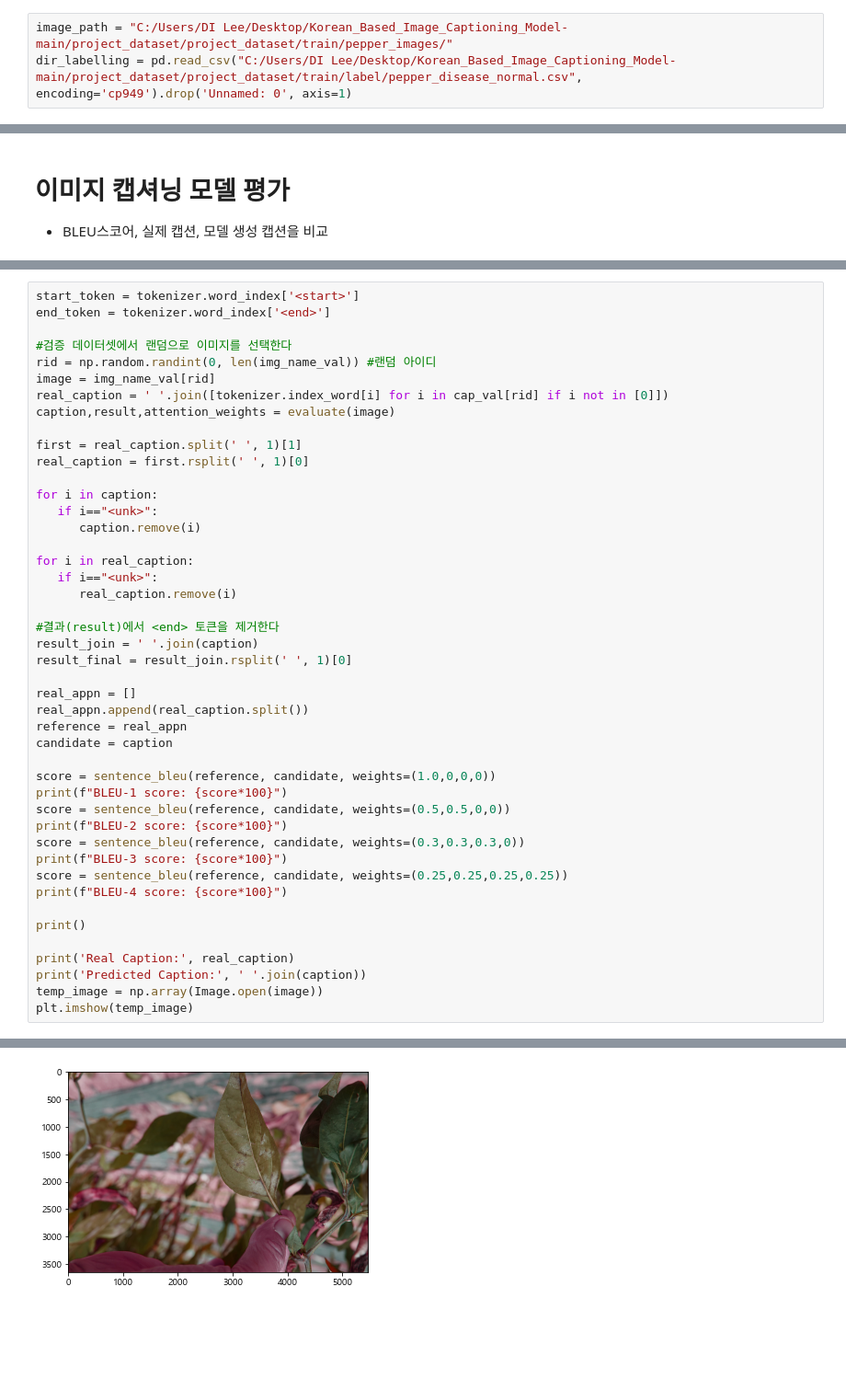
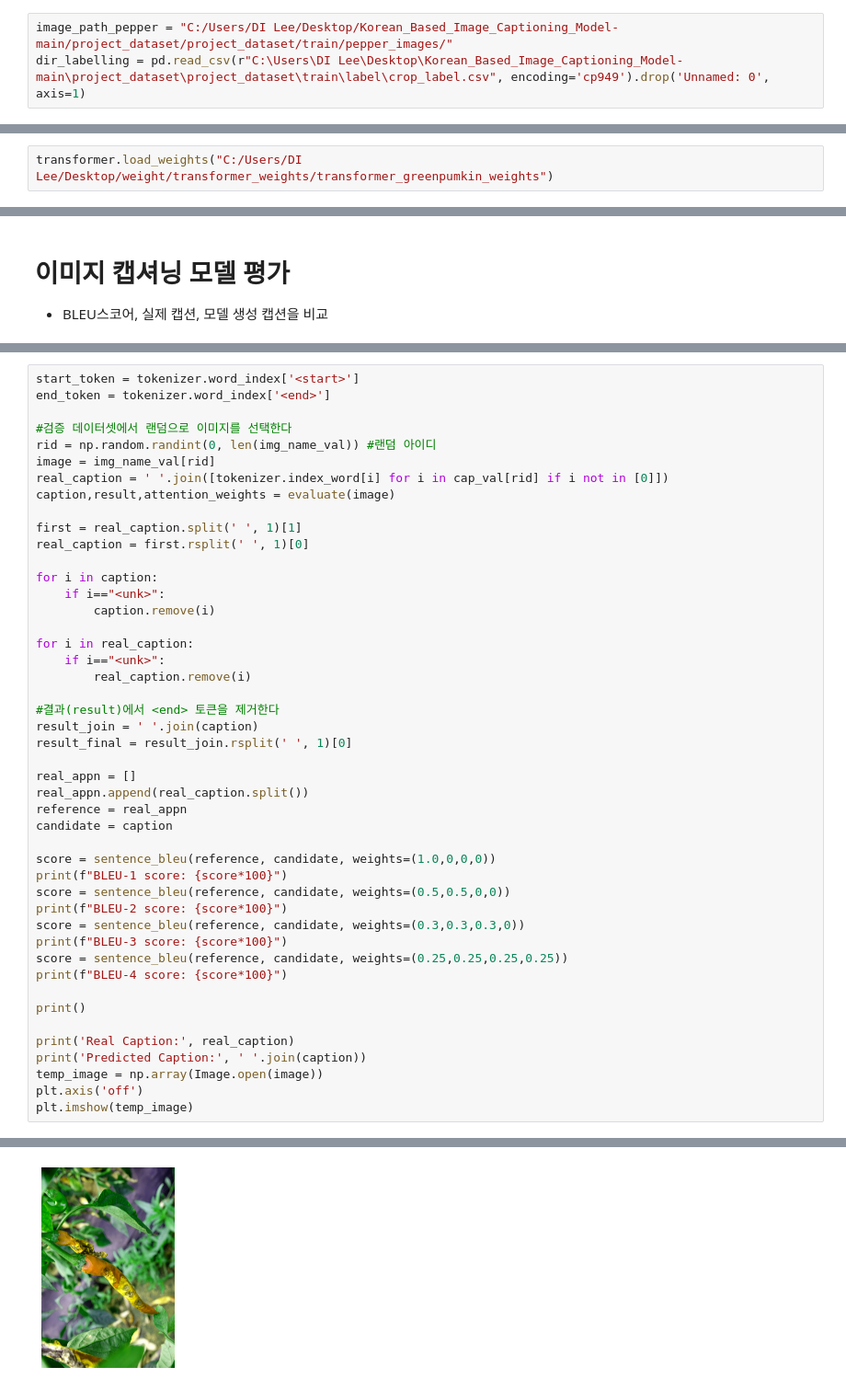
Before and after one commit to DI-LEE/crop-disease-diagnosis-service, a Jupyter notebook: image-captioning/image_captioning_InceptionV3_Transformer.ipynb, the cells around one changed output, grey strips where cells are left out. Shown at 92% size. Cells and saved outputs as stored; diff of their text form; blank space fills up the shorter version.

Commit message:
update crop_caption_label

```diff
--- a/image-captioning/image_captioning_InceptionV3_Transformer.ipynb
+++ b/image-captioning/image_captioning_InceptionV3_Transformer.ipynb
@@ -43,6 +45,6 @@ plt.rc('font', family='Malgun Gothic')
 # %%
-image_path = "C:/Users/DI Lee/Desktop/Korean_Based_Image_Captioning_Model-main/project_dataset/project_dataset/train/pepper_images/"
-dir_labelling = pd.read_csv("C:/Users/DI Lee/Desktop/Korean_Based_Image_Captioning_Model-main/project_dataset/project_dataset/train/label/pepper_disease_normal.csv", encoding='cp949').drop('Unnamed: 0', axis=1)
+image_path_pepper = "C:/Users/DI Lee/Desktop/Korean_Based_Image_Captioning_Model-main/project_dataset/project_dataset/train/pepper_images/"
+dir_labelling = pd.read_csv(r"C:\Users\DI Lee\Desktop\Korean_Based_Image_Captioning_Model-main\project_dataset\project_dataset\train\label\crop_label.csv", encoding='cp949').drop('Unnamed: 0', axis=1)
 # %%
 dir_labelling.head()
 # %% [output]
@@ -624,0 +650,2 @@ transformer = Transformer(num_layer,
+# %%
+transformer.load_weights("C:/Users/DI Lee/Desktop/weight/transformer_weights/transformer_greenpumkin_weights")
@@ -931,12 +827,12 @@ first = real_caption.split(' ', 1)[1]
 real_caption = first.rsplit(' ', 1)[0]
 
 for i in caption:
-   if i=="<unk>":
-      caption.remove(i)
+    if i=="<unk>":
+        caption.remove(i)
 
 for i in real_caption:
-   if i=="<unk>":
-      real_caption.remove(i)
+    if i=="<unk>":
+        real_caption.remove(i)
 
 #결과(result)에서 <end> 토큰을 제거한다
 result_join = ' '.join(caption)
@@ -961,5 +857,6 @@ print()
 print('Real Caption:', real_caption)
 print('Predicted Caption:', ' '.join(caption))
 temp_image = np.array(Image.open(image))
+plt.axis('off')
 plt.imshow(temp_image)
 # %% [output]
@@ -973,2 +870,2 @@ Predicted Caption: 잎에 담황색 반점무늬가 나타나는 것으로 보
 <matplotlib.image.AxesImage at 0x...>
-[figure, old version]
+[figure, new version]
```
Also changed, not shown: parts of 52 cells of this notebook, 3 other files.
